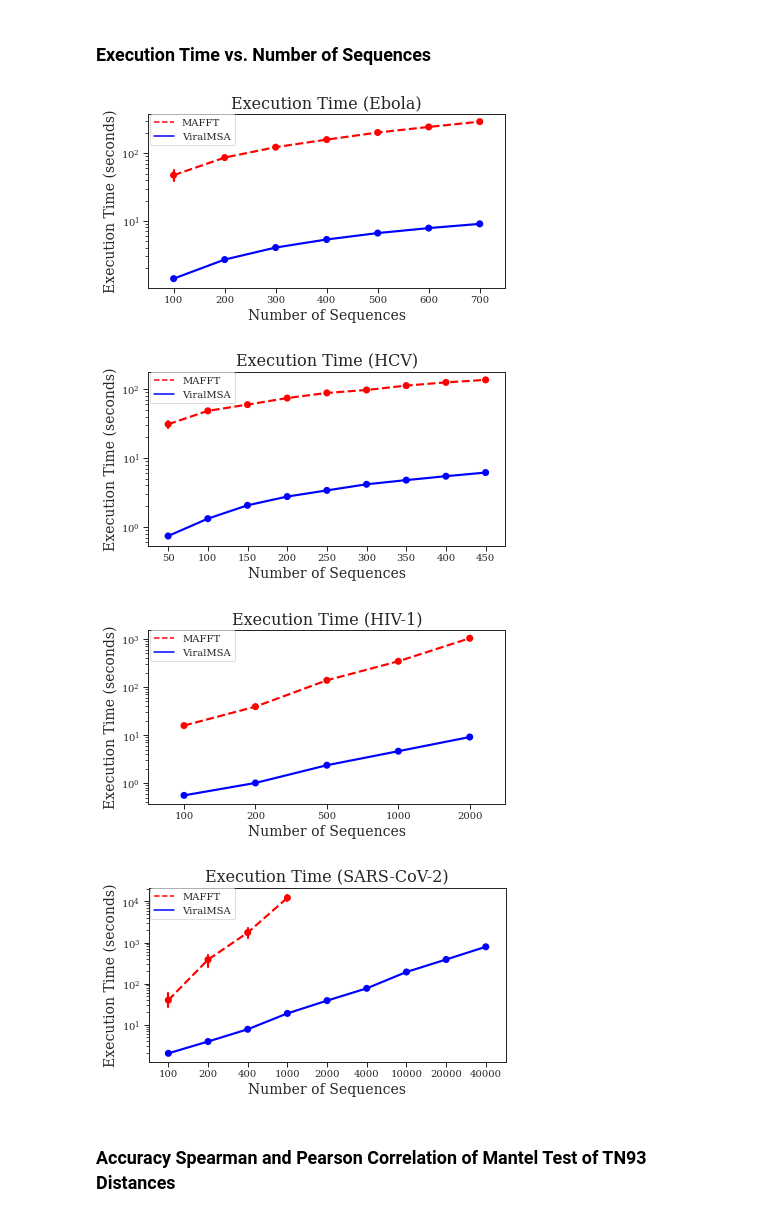
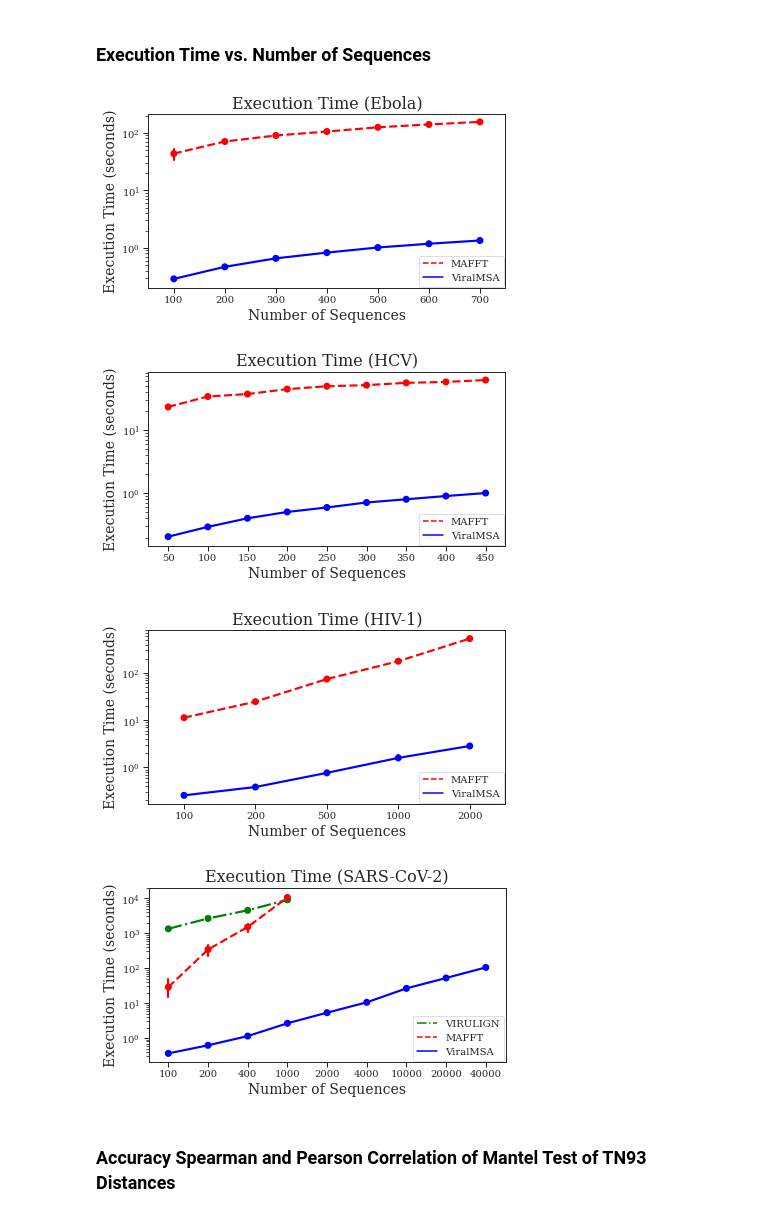
Before and after one commit to niemasd/ViralMSA-Paper, a Jupyter notebook: scripts/Figures.ipynb, the cells around one changed output. Drawn from its saved outputs; the diff is of its cells as text; code cells hidden in the pictures.

Commit message:
Updated figures

```diff
--- a/scripts/Figures.ipynb
+++ b/scripts/Figures.ipynb
@@ -15,14 +15,17 @@ rcParams['font.family'] = 'serif'
 linestyle = {
     'mafft': '--',
     'viralmsa': '-',
+    'virulign': '-.',
 }
 color = {
     'mafft': 'red',
     'viralmsa': 'blue',
+    'virulign': 'green',
 }
 translate = {
     'mafft': 'MAFFT',
     'viralmsa': 'ViralMSA',
+    'virulign': 'VIRULIGN',
     'EBOLA': 'Ebola',
     'HCV': 'HCV',
     'HIV1': 'HIV-1',
@@ -37,6 +40,17 @@ def get_user_time(fn):
         return m*60 + s
     else:
         return float(lines[0].split('user')[0])
+# %%
+def get_real_time(fn):
+    lines = [l.strip() for l in open(fn).read().strip().splitlines()]
+    if len(lines) == 3:
+        real_time = lines[0].split('\t')[1]
+        m = float(real_time.split('m')[0]); s = float(real_time.split('m')[1].split('s')[0])
+        return m*60 + s
+    else:
+        real_time = lines[0].split('system')[1].split('elapsed')[0].strip()
+        m = float(real_time.split(':')[0]); s = float(real_time.split(':')[1])
+        return m*60 + s
 # %%
 def parse_tn93(fn):
     if fn.lower().endswith('.gz'):
@@ -59,28 +73,31 @@ def parse_tn93(fn):
 ### Execution Time vs. Number of Sequences
 # %%
 for v in ['EBOLA', 'HCV', 'HIV1', 'SARSCOV2']:
+    methods = ['mafft', 'viralmsa']
+    if v == 'SARSCOV2':
+        methods = ['virulign'] + methods
     fig = plt.figure(figsize=(6.4,3.2))
-    for m in ['mafft', 'viralmsa']:
+    for m in methods:
         x = list(); y = list()
         for n in sorted(int(d.split('/')[-1]) for d in glob('../data/%s/*0' % v)):
             for fn in glob('../data/%s/%d/%d.*.%s.time.txt' % (v,n,n,m)):
-                x.append(n); y.append(get_user_time(fn))
+                x.append(n); y.append(get_real_time(fn))
         if len(x) == 0:
             continue
         pointplot(x=x, y=y, color=color[m], linestyles=linestyle[m])
         #boxenplot(x=x, y=y, color=color[m])#, linestyles=linestyle[m])
     plt.yscale('log')
     plt.title("Execution Time (%s)" % translate[v])
     plt.xlabel("Number of Sequences")
     plt.ylabel("Execution Time (seconds)")
-    handles = [Line2D([0],[0],color=color[m],label=translate[m],linestyle=linestyle[m],linewidth=1.5) for m in ['mafft','viralmsa']]
-    legend = plt.legend(handles=handles,bbox_to_anchor=(0.005, 0.995), loc='upper left', borderaxespad=0., frameon=True)
+    handles = [Line2D([0],[0],color=color[m],label=translate[m],linestyle=linestyle[m],linewidth=1.5) for m in methods]
+    legend = plt.legend(handles=handles,bbox_to_anchor=(0.995, 0.005), loc='lower right', borderaxespad=0., frameon=True)
     fig.savefig('%s/%s.runtime.pdf' % (FIGDIR,v), format='pdf', bbox_inches='tight')
 # %% [output]
-[figure, old version]
+[figure, new version]
-[figure, old version]
+[figure, new version]
-[figure, old version]
+[figure, new version]
-[figure, old version]
+[figure, new version]
 # %% [markdown]
 ### Accuracy Spearman and Pearson Correlation of Mantel Test of TN93 Distances
 # %%
```
Also changed, not shown: parts of 2 cells of this notebook, 20 other files.
